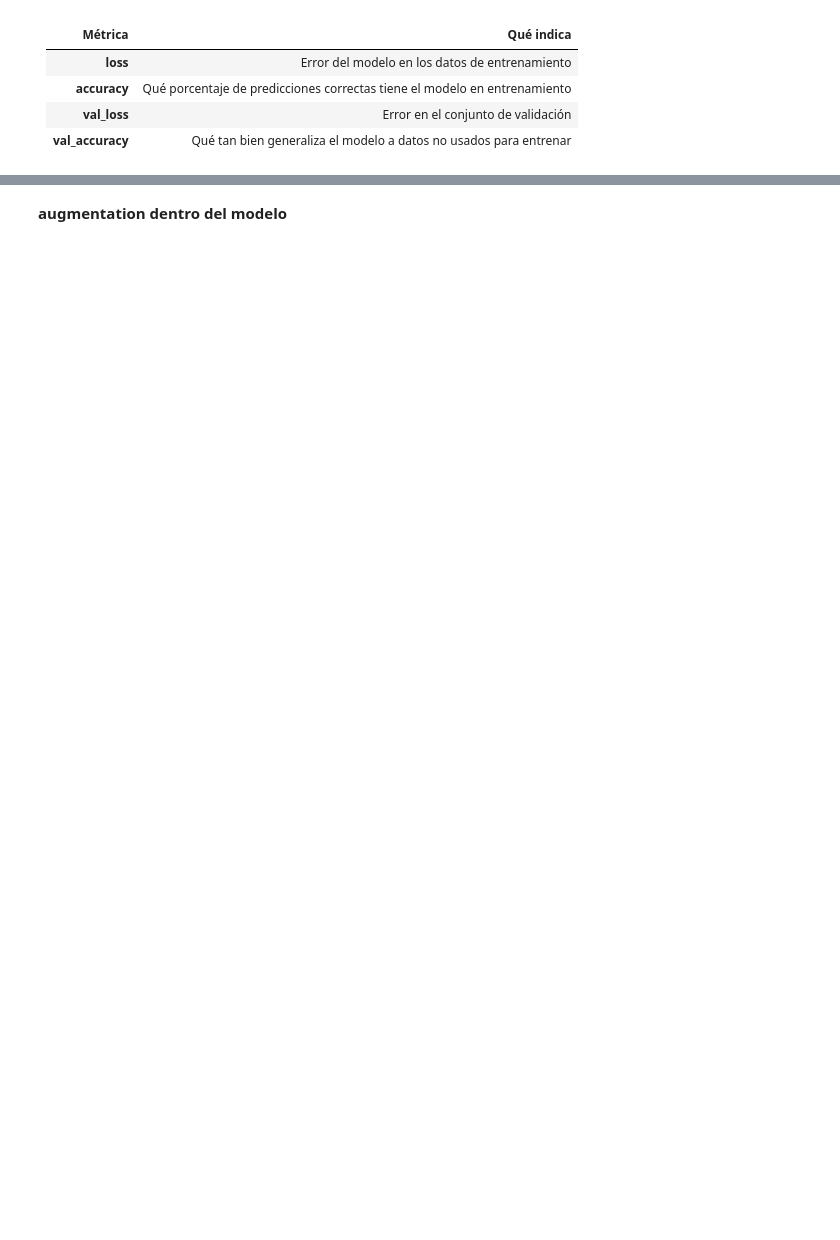
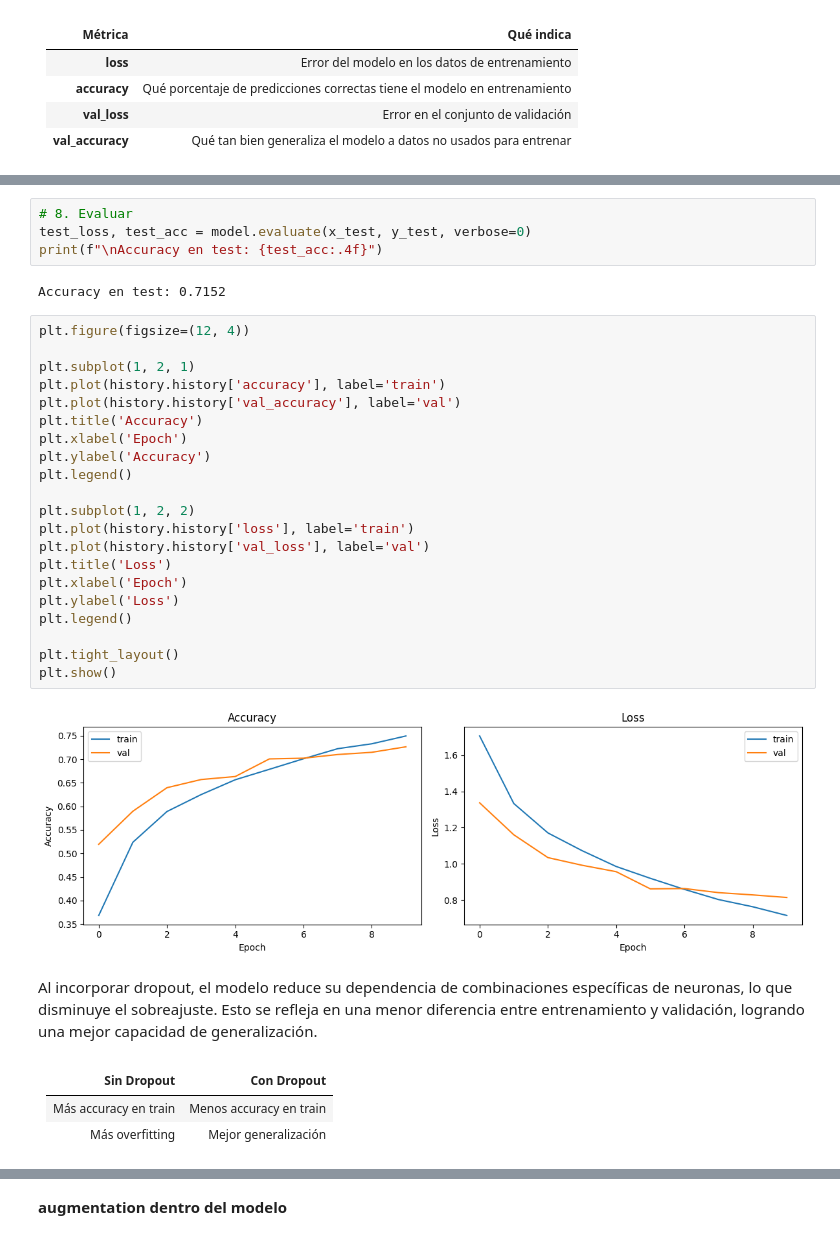
Before and after one commit to yuri19762008/000_ANALISTA-DATOS---TALENTO-DIGITAL, a Jupyter notebook: Bootcamp-main/Modulo8/Leccion4/Index_M8_AE4.ipynb, the cells around one changed output, grey strips where cells are left out. Drawn from its saved outputs; the diff is of its cells as text; blank space fills up the shorter version.

```diff
--- a/Bootcamp-main/Modulo8/Leccion4/Index_M8_AE4.ipynb
+++ b/Bootcamp-main/Modulo8/Leccion4/Index_M8_AE4.ipynb
@@ -292,0 +399,36 @@ plt.show()
+# %%
+# 8. Evaluar
+test_loss, test_acc = model.evaluate(x_test, y_test, verbose=0)
+print(f"\nAccuracy en test: {test_acc:.4f}")
+# %% [output]
+Accuracy en test: 0.7152
+# %%
+plt.figure(figsize=(12, 4))
+
+plt.subplot(1, 2, 1)
+plt.plot(history.history['accuracy'], label='train')
+plt.plot(history.history['val_accuracy'], label='val')
+plt.title('Accuracy')
+plt.xlabel('Epoch')
+plt.ylabel('Accuracy')
+plt.legend()
+
+plt.subplot(1, 2, 2)
+plt.plot(history.history['loss'], label='train')
+plt.plot(history.history['val_loss'], label='val')
+plt.title('Loss')
+plt.xlabel('Epoch')
+plt.ylabel('Loss')
+plt.legend()
+
+plt.tight_layout()
+plt.show()
+# %% [output]
+[figure, added]
+# %% [markdown]
+Al incorporar dropout, el modelo reduce su dependencia de combinaciones específicas de neuronas, lo que disminuye el sobreajuste. Esto se refleja en una menor diferencia entre entrenamiento y validación, logrando una mejor capacidad de generalización.
+# %% [markdown]
+| Sin Dropout           | Con Dropout             |
+| --------------------- | ----------------------- |
+| Más accuracy en train | Menos accuracy en train |
+| Más overfitting       | Mejor generalización    |
```
Also changed, not shown: parts of 21 cells of this notebook, 5 other files.
